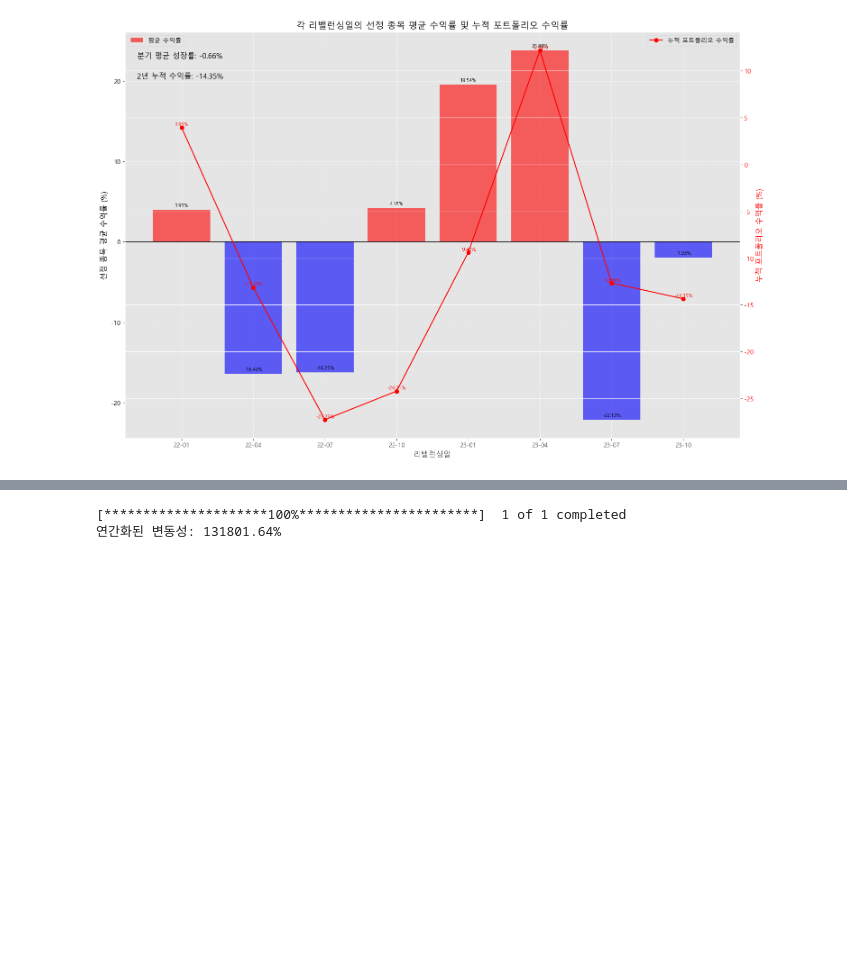
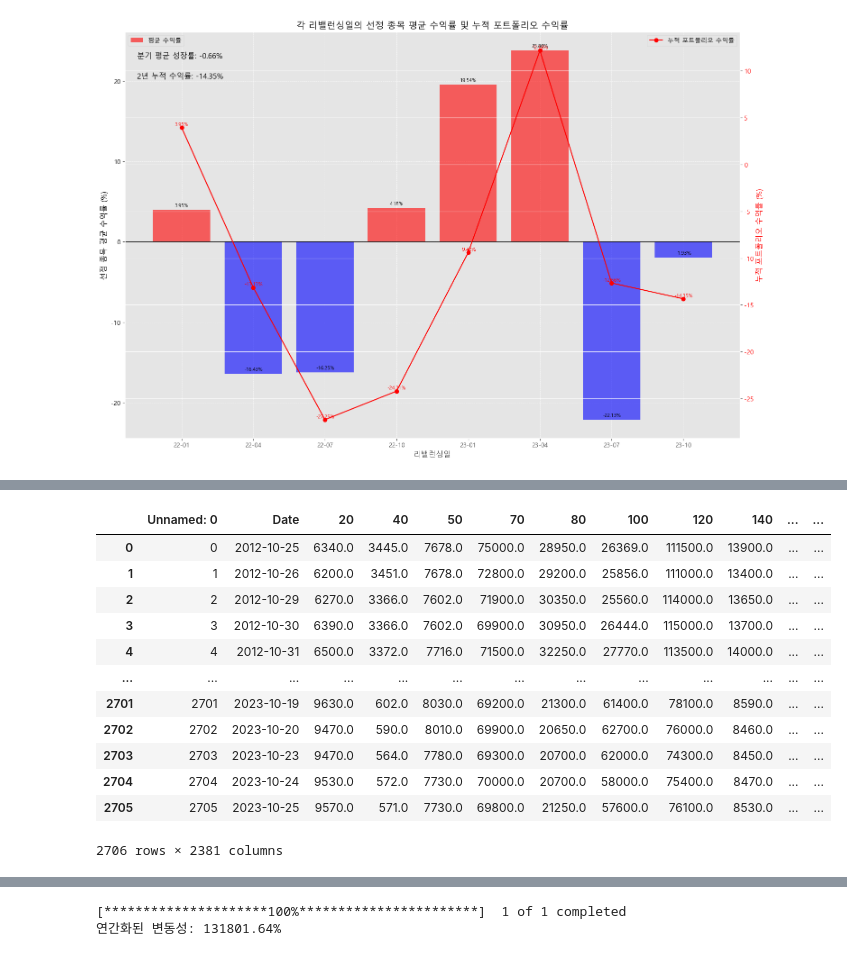
Before and after one commit to Il1Il1IllI1I/Alpha_invest, a Jupyter notebook: main.ipynb, the cells around one changed output, grey strips where cells are left out. Saved outputs shown, nothing was run; the diff lists cells and outputs as text; code cells hidden in the pictures; blank space fills up the shorter version.

```diff
--- a/main.ipynb
+++ b/main.ipynb
@@ -392,0 +1017,16 @@ if __name__ == "__main__":
+# %%
+close_df
+# %% [output]
+|  | Unnamed: 0 | Date | 20 | 40 | 50 | 70 | 80 | 100 | 120 | 140 | ... | ... |
+| 0 | 0 | 2012-10-25 | 6340.0 | 3445.0 | 7678.0 | 75000.0 | 28950.0 | 26369.0 | 111500.0 | 13900.0 | ... | ... |
+| 1 | 1 | 2012-10-26 | 6200.0 | 3451.0 | 7678.0 | 72800.0 | 29200.0 | 25856.0 | 111000.0 | 13400.0 | ... | ... |
+| 2 | 2 | 2012-10-29 | 6270.0 | 3366.0 | 7602.0 | 71900.0 | 30350.0 | 25560.0 | 114000.0 | 13650.0 | ... | ... |
+| 3 | 3 | 2012-10-30 | 6390.0 | 3366.0 | 7602.0 | 69900.0 | 30950.0 | 26444.0 | 115000.0 | 13700.0 | ... | ... |
+| 4 | 4 | 2012-10-31 | 6500.0 | 3372.0 | 7716.0 | 71500.0 | 32250.0 | 27770.0 | 113500.0 | 14000.0 | ... | ... |
+| ... | ... | ... | ... | ... | ... | ... | ... | ... | ... | ... | ... | ... |
+| 2701 | 2701 | 2023-10-19 | 9630.0 | 602.0 | 8030.0 | 69200.0 | 21300.0 | 61400.0 | 78100.0 | 8590.0 | ... | ... |
+| 2702 | 2702 | 2023-10-20 | 9470.0 | 590.0 | 8010.0 | 69900.0 | 20650.0 | 62700.0 | 76000.0 | 8460.0 | ... | ... |
+| 2703 | 2703 | 2023-10-23 | 9470.0 | 564.0 | 7780.0 | 69300.0 | 20700.0 | 62000.0 | 74300.0 | 8450.0 | ... | ... |
+| 2704 | 2704 | 2023-10-24 | 9530.0 | 572.0 | 7730.0 | 70000.0 | 20700.0 | 58000.0 | 75400.0 | 8470.0 | ... | ... |
+| 2705 | 2705 | 2023-10-25 | 9570.0 | 571.0 | 7730.0 | 69800.0 | 21250.0 | 57600.0 | 76100.0 | 8530.0 | ... | ... |
+2706 rows × 2381 columns
```
Also changed, not shown: parts of 13 cells of this notebook, 1 other file.
